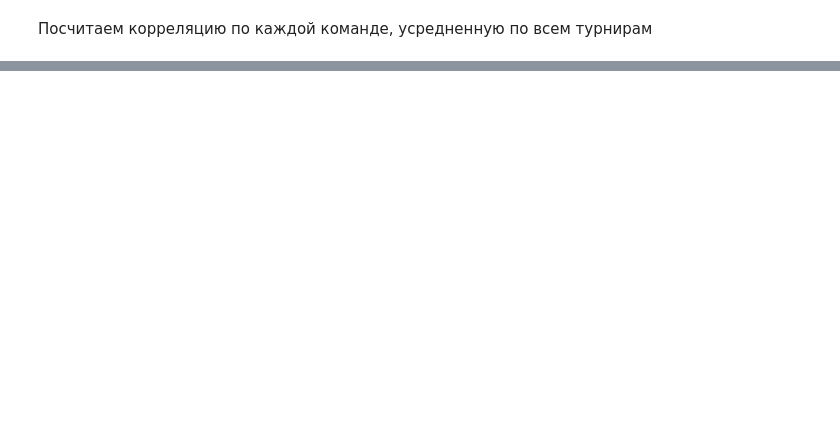
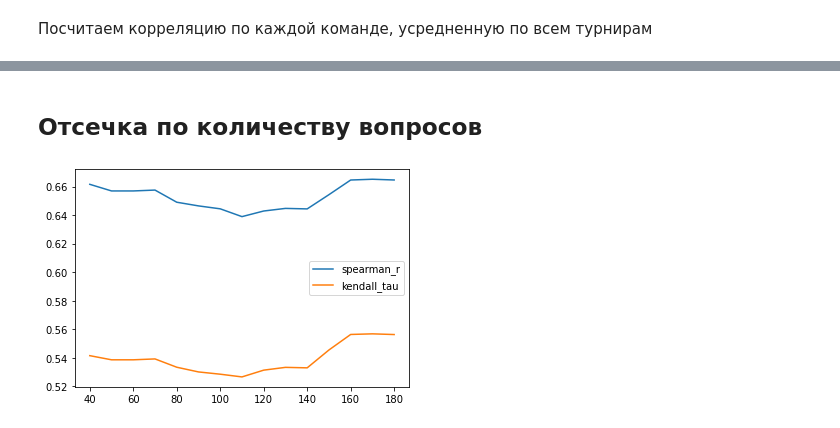
Before and after one commit to cherninkiy/made-2021-advanced-ml-hw, a Jupyter notebook: HW2/hw2.ipynb, the cells around one changed output, grey strips where cells are left out. Drawn from its saved outputs; the diff is of its cells as text; code cells hidden in the pictures; blank space fills up the shorter version.

```diff
--- a/HW2/hw2.ipynb
+++ b/HW2/hw2.ipynb
@@ -567,0 +779,7 @@ dtype: float64
+# %%
+em_model = ChgkResultsEMModel(weights=weights, verbose=True)
+em_model.fit(X_train, y_train, train.index, lr_base=5, lr_steps=10, n_iters=20)
+
+plt.plot(em_model.loss())
+plt.title('EM-model log_loss')
+plt.show()
@@ -567,0 +793,3 @@ dtype: float64
+# %%
+proba = em_model.predict_proba(X_test)
+log_loss(y_test, proba[:,1])
@@ -567,0 +804,6 @@ dtype: float64
+# %%
+rating = em_model.player_rating() \
+    .to_frame() \
+    .join(players, how='inner', on='playerId') \
+    .reset_index()
+rating.head(20)
@@ -567,0 +883,4 @@ dtype: float64
+# %%
+test_player_rating = calc_player_rating(test, rating, proba)
+test_team_rating, em_model_scores = calc_team_rating(test_player_rating)
+em_model_scores
@@ -567,0 +900,14 @@ dtype: float64
+# %% [markdown]
+## Отсечка по количеству вопросов
+# %%
+scores = []
+ticks = np.linspace(40, 180, 15)
+for i in tqdm(ticks):
+    test_player_rating = calc_player_rating(test, rating, proba, i)
+    test_team_rating, em_model_scores = calc_team_rating(test_player_rating)
+    scores.append(em_model_scores)
+
+pd.DataFrame(scores, index=ticks).plot()
+plt.show()
+# %% [output]
+[figure, added]
```
Also changed, not shown: parts of 40 cells of this notebook.
